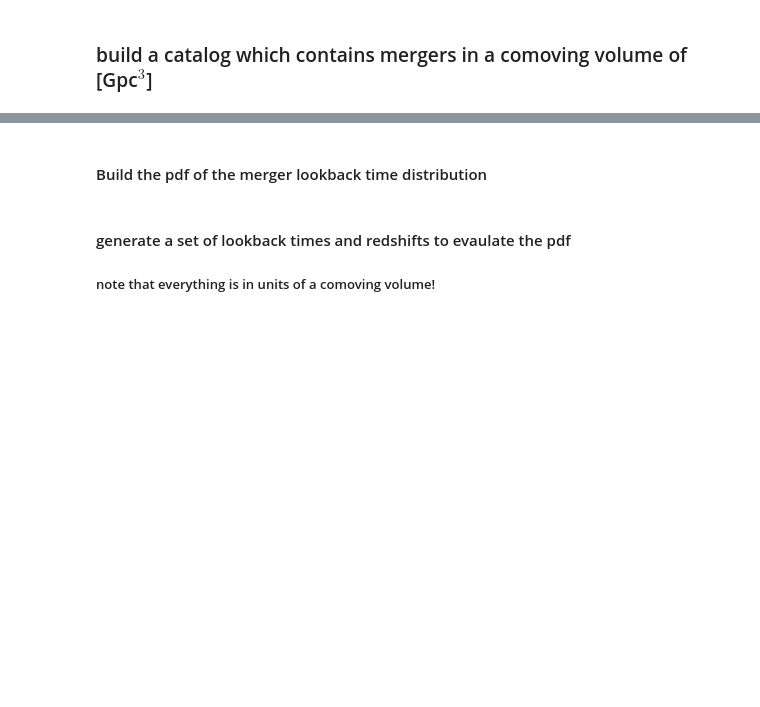
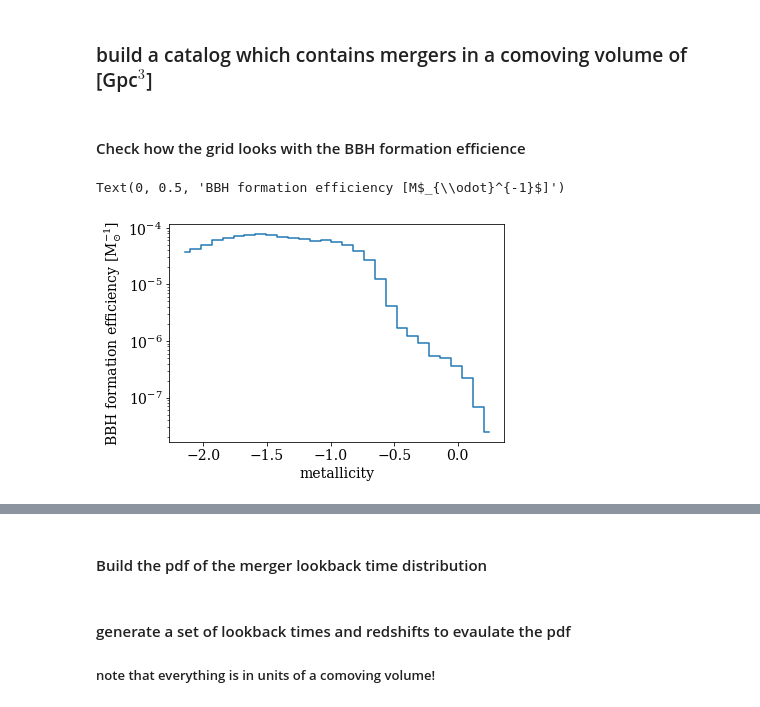
Before and after one commit to MarkGM02/cosmerge, a Jupyter notebook: sample_cat.ipynb, the cells around one changed output, grey strips where cells are left out. Saved outputs shown, nothing was run; the diff lists cells and outputs as text; code cells hidden in the pictures; blank space fills up the shorter version.

```diff
--- a/sample_cat.ipynb
+++ b/sample_cat.ipynb
@@ -63,3 +35,13 @@ cat = catgen.Catalog(dat_path=path,
 ### build a catalog which contains mergers in a comoving volume of [Gpc$^3$]
 # %%
 mergers, norm_fac = cat.build_cat(n_sample=n_sample, n_downsample=n_downsample)
+# %% [markdown]
+#### Check how the grid looks with the BBH formation efficience
+# %%
+plt.plot(np.log10(mets/0.014), cat.n_BBH/cat.M_sim, drawstyle='steps-mid')
+plt.yscale('log')
+plt.xlabel('metallicity')
+plt.ylabel('BBH formation efficiency [M$_{\odot}^{-1}$]')
+# %% [output]
+Text(0, 0.5, 'BBH formation efficiency [M$_{\\odot}^{-1}$]')
+[figure, added]
```
Also changed, not shown: parts of 15 cells of this notebook.
